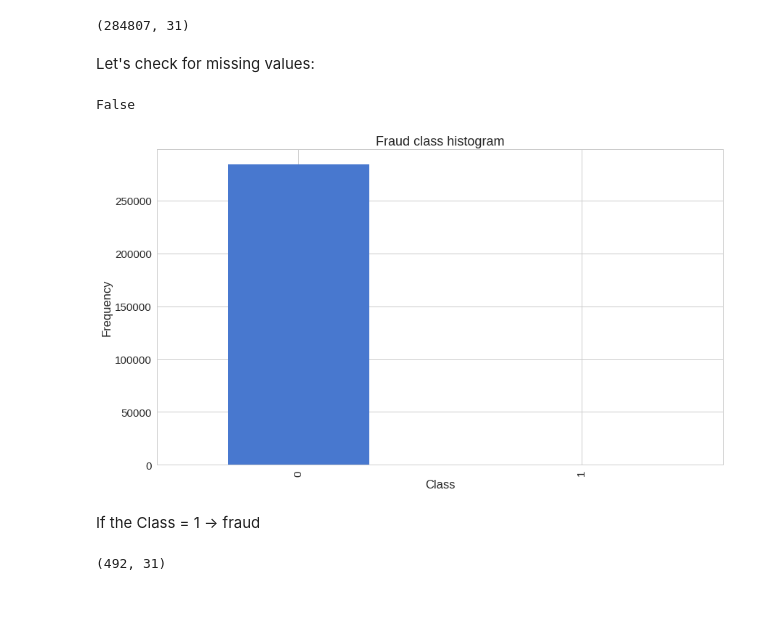
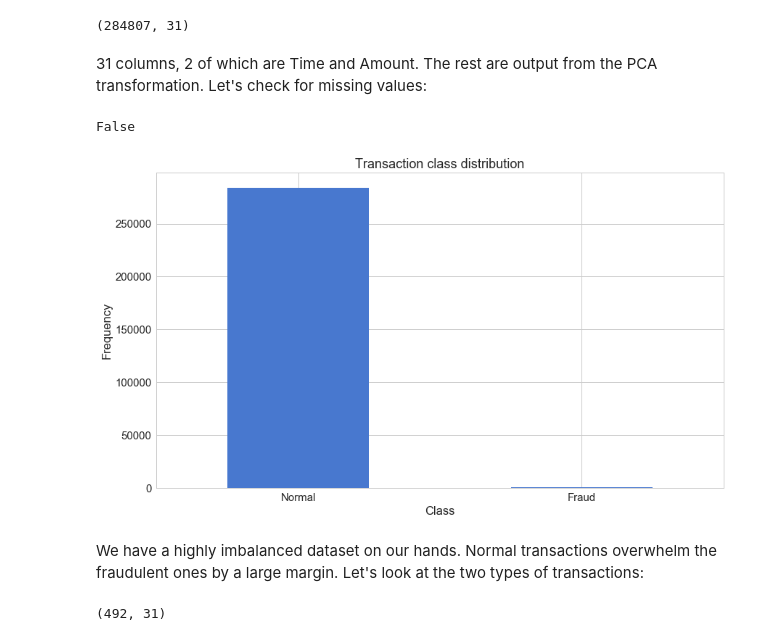
Before and after one commit to curiousily/Credit-Card-Fraud-Detection-using-Autoencoders-in-Keras, a Jupyter notebook: fraud_detection.ipynb, the cells around one changed output. Drawn from its saved outputs; the diff is of its cells as text; code cells hidden in the pictures; blank space fills up the shorter version.

```diff
--- a/fraud_detection.ipynb
+++ b/fraud_detection.ipynb
@@ -57,22 +51,23 @@ df.head()
 df.shape
 # %% [output]
 (284807, 31)
-# %% [markdown]
-Let's check for missing values:
+# %% [markdown]
+31 columns, 2 of which are Time and Amount. The rest are output from the PCA transformation. Let's check for missing values:
 # %%
 df.isnull().values.any()
 # %% [output]
 False
 # %%
-count_classes = pd.value_counts(df['Class'], sort = True).sort_index()
-count_classes.plot(kind = 'bar')
-plt.title("Fraud class histogram")
+count_classes = pd.value_counts(df['Class'], sort = True)
+count_classes.plot(kind = 'bar', rot=0)
+plt.title("Transaction class distribution")
+plt.xticks(range(2), LABELS)
 plt.xlabel("Class")
 plt.ylabel("Frequency");
 # %% [output]
-[figure, old version]
+[figure, new version]
-# %% [markdown]
-If the Class = 1 -> fraud
+# %% [markdown]
+We have a highly imbalanced dataset on our hands. Normal transactions overwhelm the fraudulent ones by a large margin. Let's look at the two types of transactions:
 # %%
 frauds = df[df.Class == 1]
 normal = df[df.Class == 0]
```
Also changed, not shown: parts of 6 cells of this notebook.
